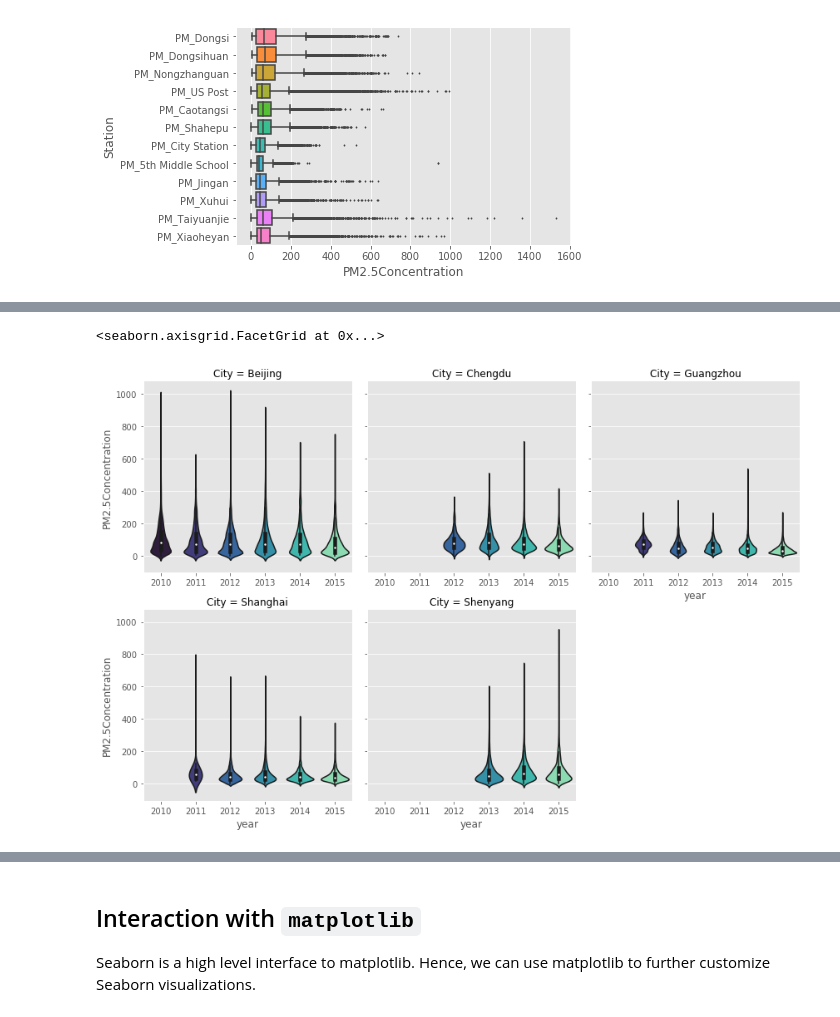
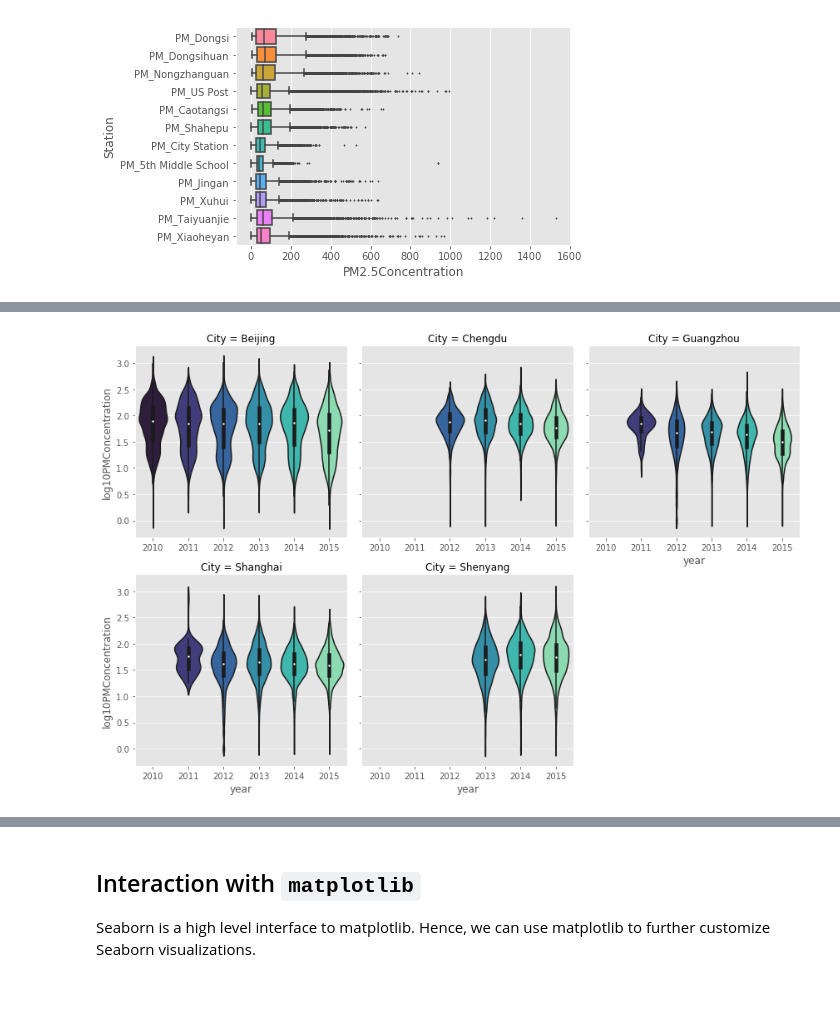
Before and after one commit to uliang/DataViz-with-Seaborn, a Jupyter notebook: DataConnect_presentation.ipynb, the cells around one changed output, grey strips where cells are left out. Cells and saved outputs as stored; diff of their text form; code cells hidden in the pictures.

```diff
--- a/DataConnect_presentation.ipynb
+++ b/DataConnect_presentation.ipynb
@@ -87,10 +68,11 @@ sns.lvplot(y="year", x="PM2.5Concentration", data=plot_df, orient="h", saturatio
 [figure]
 # %%
-plot_uspost_readings = plot_df[plot_df.Station == "PM_US Post"].reset_index("City")
+plot_uspost_readings = (plot_df[plot_df.Station == "PM_US Post"]
+                         .reset_index("City")
+                         .assign(log10PMConcentration=lambda df: np.log10(df["PM2.5Concentration"])))
 
-sns.factorplot("year", "PM2.5Concentration", data=plot_uspost_readings,
+sns.factorplot("year", "log10PMConcentration", data=plot_uspost_readings,
                col="City", col_wrap=3, kind="violin", palette="mako", sharex=False,
-              saturation=1)
+              saturation=1);
 # %% [output]
-<seaborn.axisgrid.FacetGrid at 0x...>
-[figure, old version]
+[figure, new version]
```
Also changed, not shown: parts of 11 cells of this notebook.
